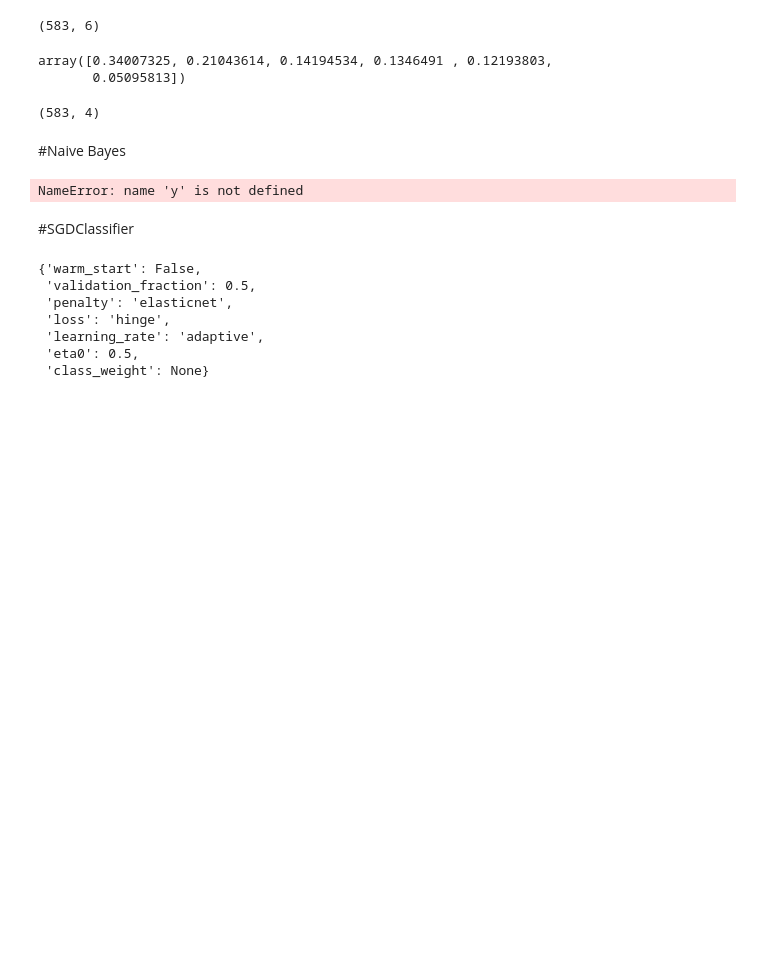
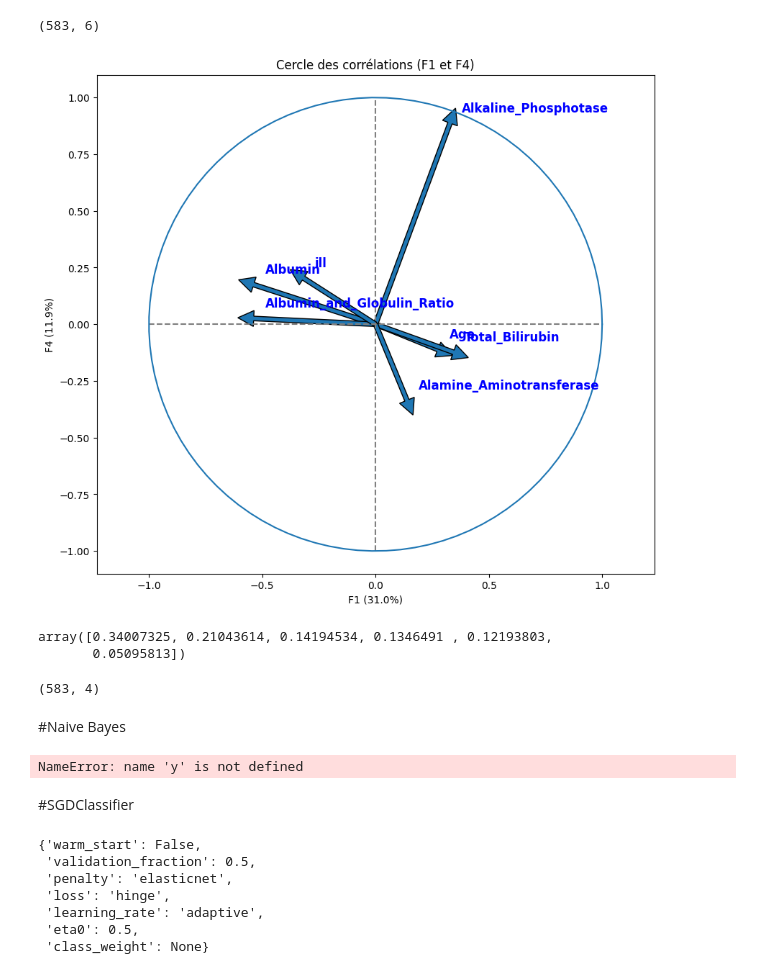
Before and after one commit to GITGENome/foie, a Jupyter notebook: Etude_maladie_foie.ipynb, the cells around one changed output. Drawn from its saved outputs; the diff is of its cells as text; code cells hidden in the pictures; blank space fills up the shorter version.

```diff
--- a/Etude_maladie_foie.ipynb
+++ b/Etude_maladie_foie.ipynb
@@ -603,7 +597,7 @@ Index(['Age', 'Gender', 'Total_Bilirubin', 'Alkaline_Phosphotase',
 # %%
 from sklearn.preprocessing import StandardScaler
 
-X = df_foie.select_dtypes(exclude = object).drop(columns = ['ill'])
+X = df_foie.select_dtypes(exclude = object)
 
 scaler = StandardScaler()
 scaler.fit(X)
@@ -628,3 +609,11 @@ sns.scatterplot(x=X_pca[:,0], y=X_pca[:,1],hue = df_foie['Ill'])
+# %%
+# Réduction de dimension
+from sklearn.decomposition import PCA
+
+pca = PCA()
+X_pca=pca.fit_transform(X_scaled)
+# %%
+vars_list = X.columns
 # %%
 import plotly.express as px
 fig = px.scatter_3d(x = X_pca[:,0],
@@ -647,3 +691,9 @@ X_pca.shape # >>> (150,4)
+# %%
+x_y = (0,3)
+x_y
+correlation_graph(pca, x_y, vars_list)
+# %% [output]
+[figure, added]
 # %%
 pca.explained_variance_ratio_
 # %% [output]
```
Also changed, not shown: parts of 12 cells of this notebook.
